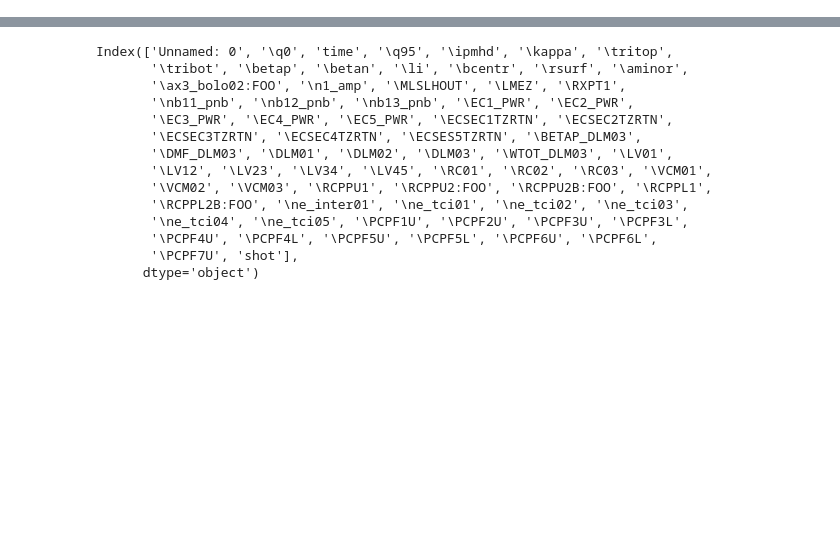
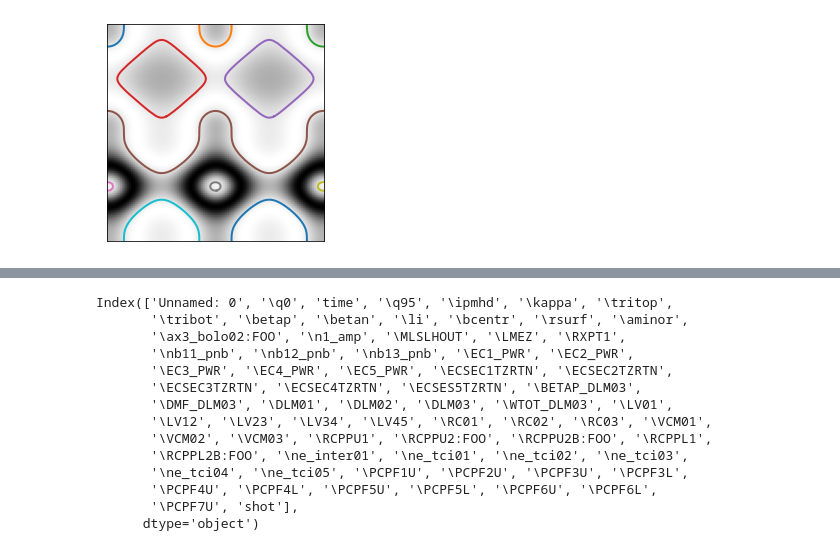
Before and after one commit to ZINZINBIN/Tokamak-Plasma-Operation-Control-based-on-RL, a Jupyter notebook: analysis/EDA.ipynb, the cells around one changed output, grey strips where cells are left out. Saved outputs shown, nothing was run; the diff lists cells and outputs as text; code cells hidden in the pictures; blank space fills up the shorter version.

```diff
--- a/analysis/EDA.ipynb
+++ b/analysis/EDA.ipynb
@@ -7,6 +7,33 @@ if module_path not in sys.path:
 
 # move directory
 os.chdir("..")
+# %%
+import numpy as np
+import matplotlib.pyplot as plt
+
+from skimage import measure
+
+
+# Construct some test data
+x, y = np.ogrid[-np.pi:np.pi:100j, -np.pi:np.pi:100j]
+r = np.sin(np.exp(np.sin(x)**3 + np.cos(y)**2))
+
+# Find contours at a constant value of 0.8
+contours = measure.find_contours(r, 0.8)
+
+# Display the image and plot all contours found
+fig, ax = plt.subplots()
+ax.imshow(r, cmap=plt.cm.gray)
+
+for contour in contours:
+    ax.plot(contour[:, 1], contour[:, 0], linewidth=2)
+
+ax.axis('image')
+ax.set_xticks([])
+ax.set_yticks([])
+plt.show()
+# %% [output]
+[figure, added]
 # %%
 import pandas as pd
 import numpy as np
```
Also changed, not shown: 26 other files.
